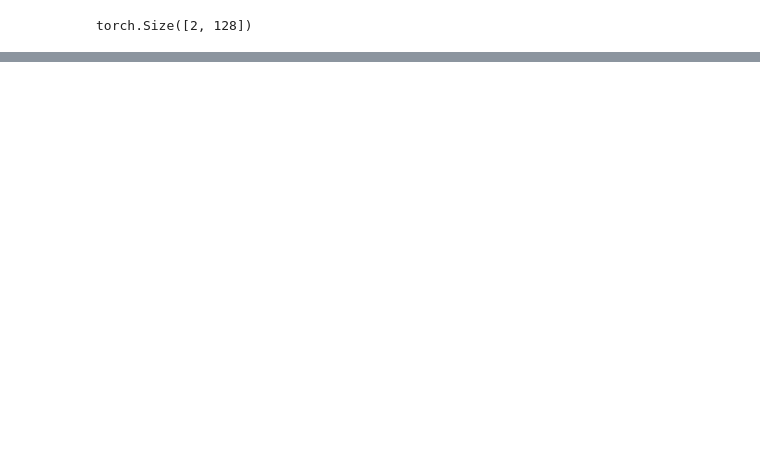
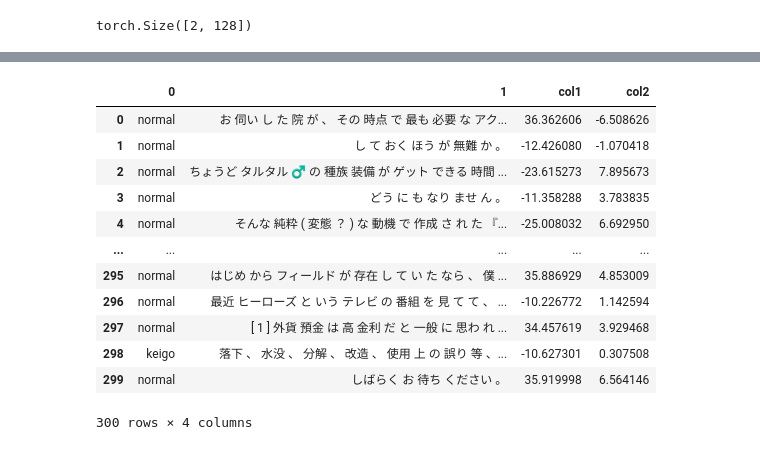
Before and after one commit to yuta-m0328/keigo_adversarial_decomposition, a Jupyter notebook: eval_generation.ipynb, the cells around one changed output, grey strips where cells are left out. Cells and saved outputs as stored; diff of their text form; code cells hidden in the pictures; blank space fills up the shorter version.

```diff
--- a/eval_generation.ipynb
+++ b/eval_generation.ipynb
@@ -205,0 +415,16 @@ print(' '.join(swaped_sentences[1]))
+# %%
+ddf
+# %% [output]
+|  | 0 | 1 | col1 | col2 |
+| 0 | normal | お 伺い し た 院 が 、 その 時点 で 最も 必要 な アク... | 36.362606 | -6.508626 |
+| 1 | normal | し て おく ほう が 無難 か 。 | -12.426080 | -1.070418 |
+| 2 | normal | ちょうど タルタル ♂ の 種族 装備 が ゲット できる 時間 ... | -23.615273 | 7.895673 |
+| 3 | normal | どう に も なり ませ ん 。 | -11.358288 | 3.783835 |
+| 4 | normal | そんな 純粋 ( 変態 ？ ) な 動機 で 作成 さ れ た 『... | -25.008032 | 6.692950 |
+| ... | ... | ... | ... | ... |
+| 295 | normal | はじめ から フィールド が 存在 し て い た なら 、 僕 ... | 35.886929 | 4.853009 |
+| 296 | normal | 最近 ヒーローズ と いう テレビ の 番組 を 見 て て 、 ... | -10.226772 | 1.142594 |
+| 297 | normal | [ 1 ] 外貨 預金 は 高 金利 だ と 一般 に 思わ れ ... | 34.457619 | 3.929468 |
+| 298 | keigo | 落下 、 水没 、 分解 、 改造 、 使用 上 の 誤り 等 、... | -10.627301 | 0.307508 |
+| 299 | normal | しばらく お 待ち ください 。 | 35.919998 | 6.564146 |
+300 rows × 4 columns
```
Also changed, not shown: parts of 38 cells of this notebook, 11 other files.
